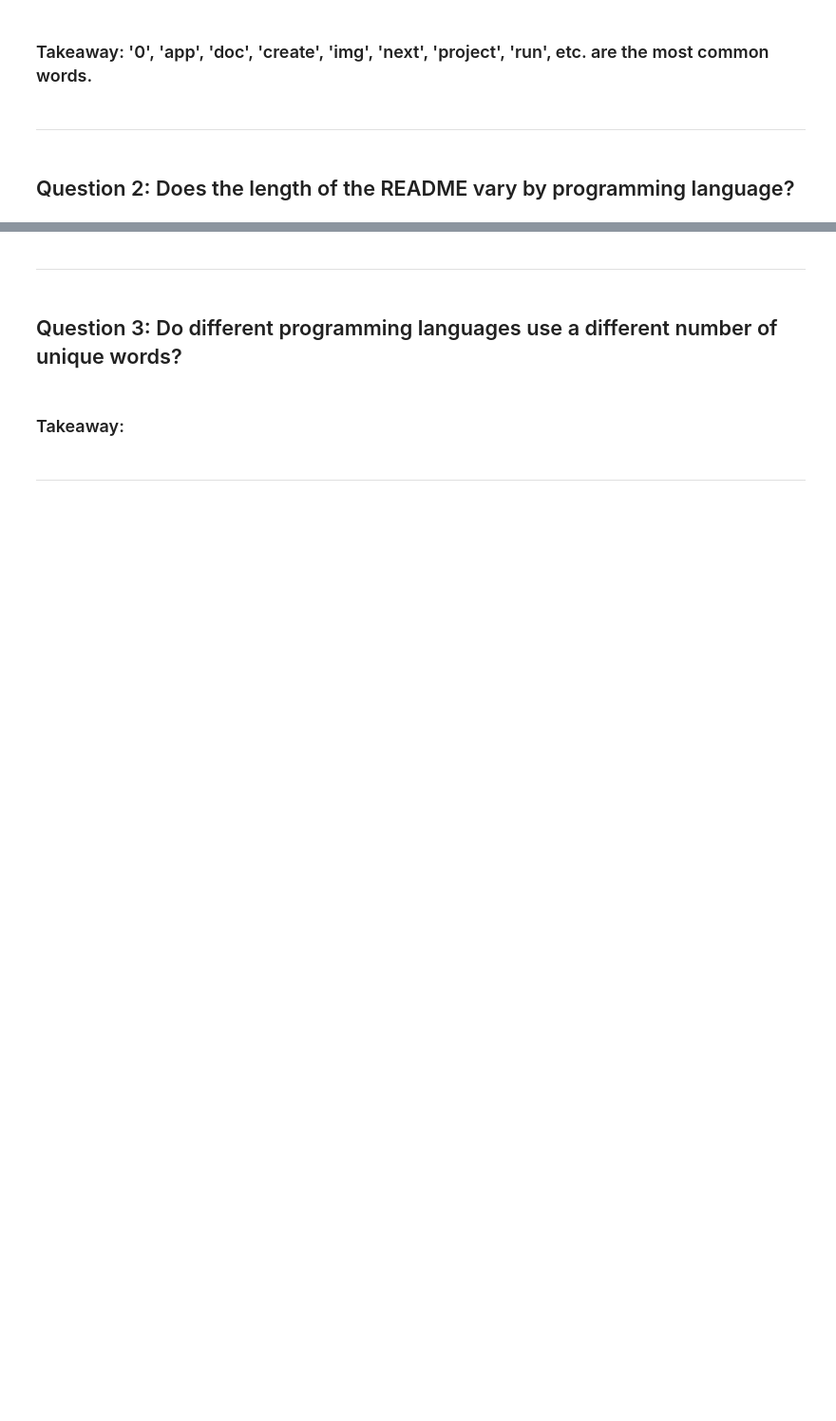
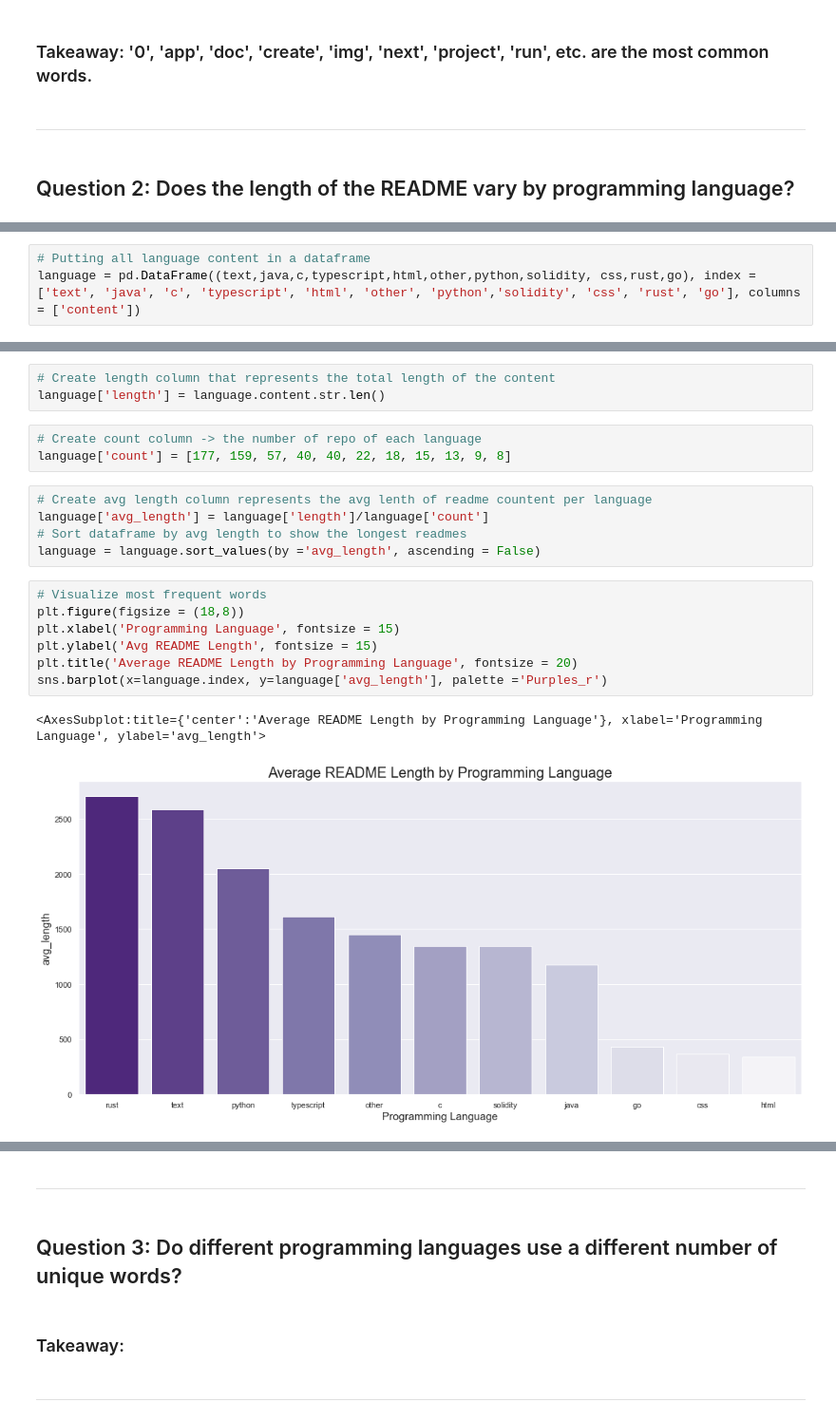
Before and after one commit to MBM-nlp/github_classification_project, a Jupyter notebook: meredith_eda.ipynb, the cells around one changed output, grey strips where cells are left out. Shown at 95% size. Cells and saved outputs as stored; diff of their text form; blank space fills up the shorter version.

```diff
--- a/meredith_eda.ipynb
+++ b/meredith_eda.ipynb
@@ -341,0 +355,3 @@ Name: language, dtype: int64
+# %%
+# Putting all language content in a dataframe
+language = pd.DataFrame((text,java,c,typescript,html,other,python,solidity, css,rust,go), index =['text', 'java', 'c', 'typescript', 'html', 'other', 'python','solidity', 'css', 'rust', 'go'], columns = ['content'])
@@ -341,0 +373,21 @@ Name: language, dtype: int64
+# %%
+# Create length column that represents the total length of the content
+language['length'] = language.content.str.len()
+# %%
+# Create count column -> the number of repo of each language
+language['count'] = [177, 159, 57, 40, 40, 22, 18, 15, 13, 9, 8]
+# %%
+# Create avg length column represents the avg lenth of readme countent per language
+language['avg_length'] = language['length']/language['count']
+# Sort dataframe by avg length to show the longest readmes
+language = language.sort_values(by ='avg_length', ascending = False)
+# %%
+# Visualize most frequent words
+plt.figure(figsize = (18,8))
+plt.xlabel('Programming Language', fontsize = 15)
+plt.ylabel('Avg README Length', fontsize = 15)
+plt.title('Average README Length by Programming Language', fontsize = 20)
+sns.barplot(x=language.index, y=language['avg_length'], palette ='Purples_r')
+# %% [output]
+<AxesSubplot:title={'center':'Average README Length by Programming Language'}, xlabel='Programming Language', ylabel='avg_length'>
+[figure, added]
```
Also changed, not shown: parts of 16 cells of this notebook.
